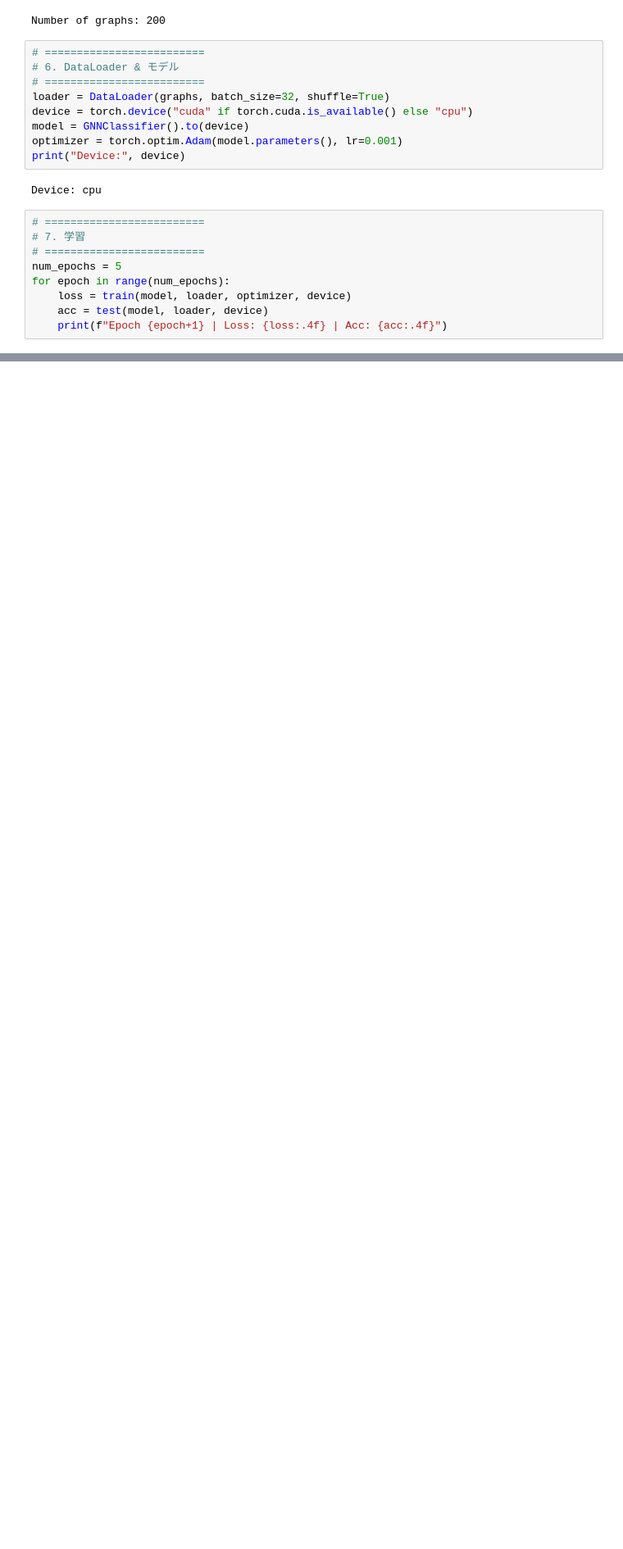
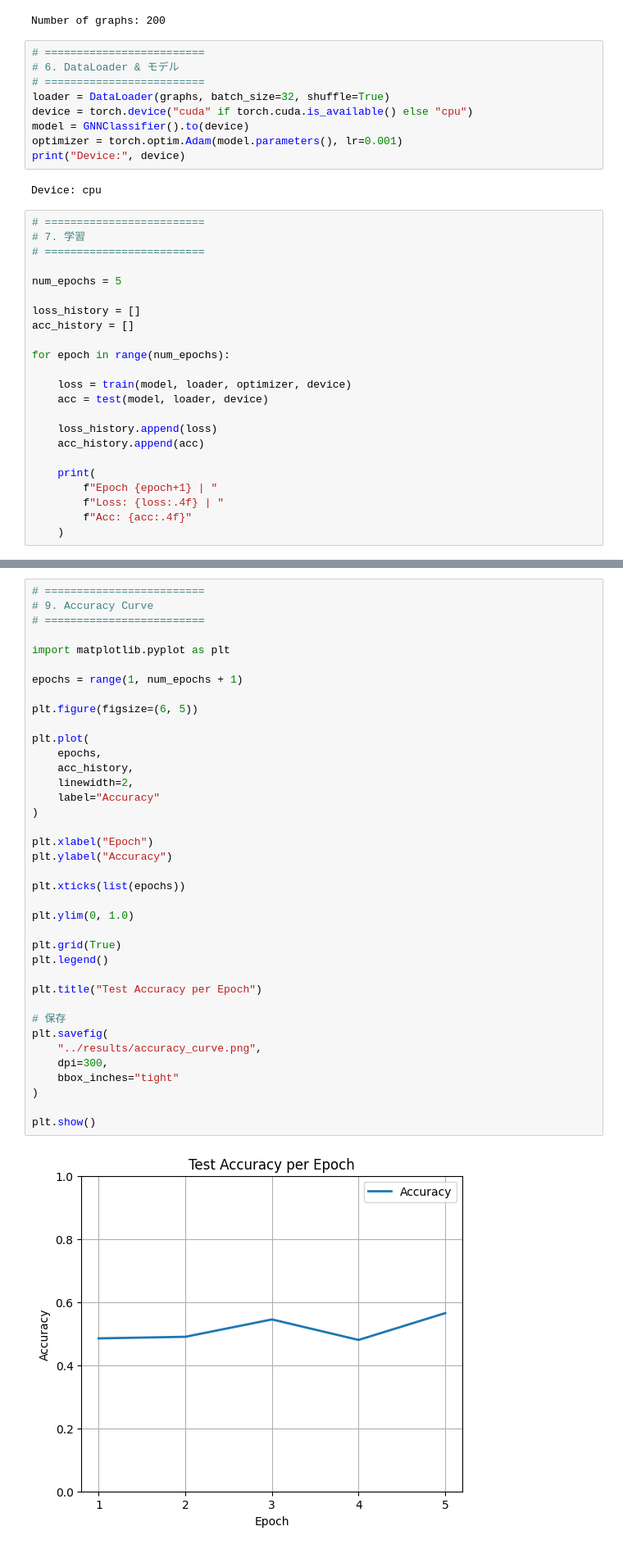
Before and after one commit to KanataFurusawa/gnn-particle-identification, a Jupyter notebook: notebooks/experiment.ipynb, the cells around one changed output, grey strips where cells are left out. Shown at 82% size. Drawn from its saved outputs; the diff is of its cells as text; blank space fills up the shorter version.

```diff
--- a/notebooks/experiment.ipynb
+++ b/notebooks/experiment.ipynb
@@ -108,9 +108,23 @@ Device: cpu
 # =========================
 # 7. 学習
 # =========================
+
 num_epochs = 5
+
+loss_history = []
+acc_history = []
+
 for epoch in range(num_epochs):
+
     loss = train(model, loader, optimizer, device)
     acc = test(model, loader, device)
-    print(f"Epoch {epoch+1} | Loss: {loss:.4f} | Acc: {acc:.4f}")
+
+    loss_history.append(loss)
+    acc_history.append(acc)
+
+    print(
+        f"Epoch {epoch+1} | "
+        f"Loss: {loss:.4f} | "
+        f"Acc: {acc:.4f}"
+    )
 # %% [output]
@@ -129,0 +144,40 @@ Final Accuracy: 0.6
+# %%
+# =========================
+# 9. Accuracy Curve
+# =========================
+
+import matplotlib.pyplot as plt
+
+epochs = range(1, num_epochs + 1)
+
+plt.figure(figsize=(6, 5))
+
+plt.plot(
+    epochs,
+    acc_history,
+    linewidth=2,
+    label="Accuracy"
+)
+
+plt.xlabel("Epoch")
+plt.ylabel("Accuracy")
+
+plt.xticks(list(epochs))
+
+plt.ylim(0, 1.0)
+
+plt.grid(True)
+plt.legend()
+
+plt.title("Test Accuracy per Epoch")
+
+# 保存
+plt.savefig(
+    "../results/accuracy_curve.png",
+    dpi=300,
+    bbox_inches="tight"
+)
+
+plt.show()
+# %% [output]
+[figure, added]
```
Also changed, not shown: parts of 3 cells of this notebook.
